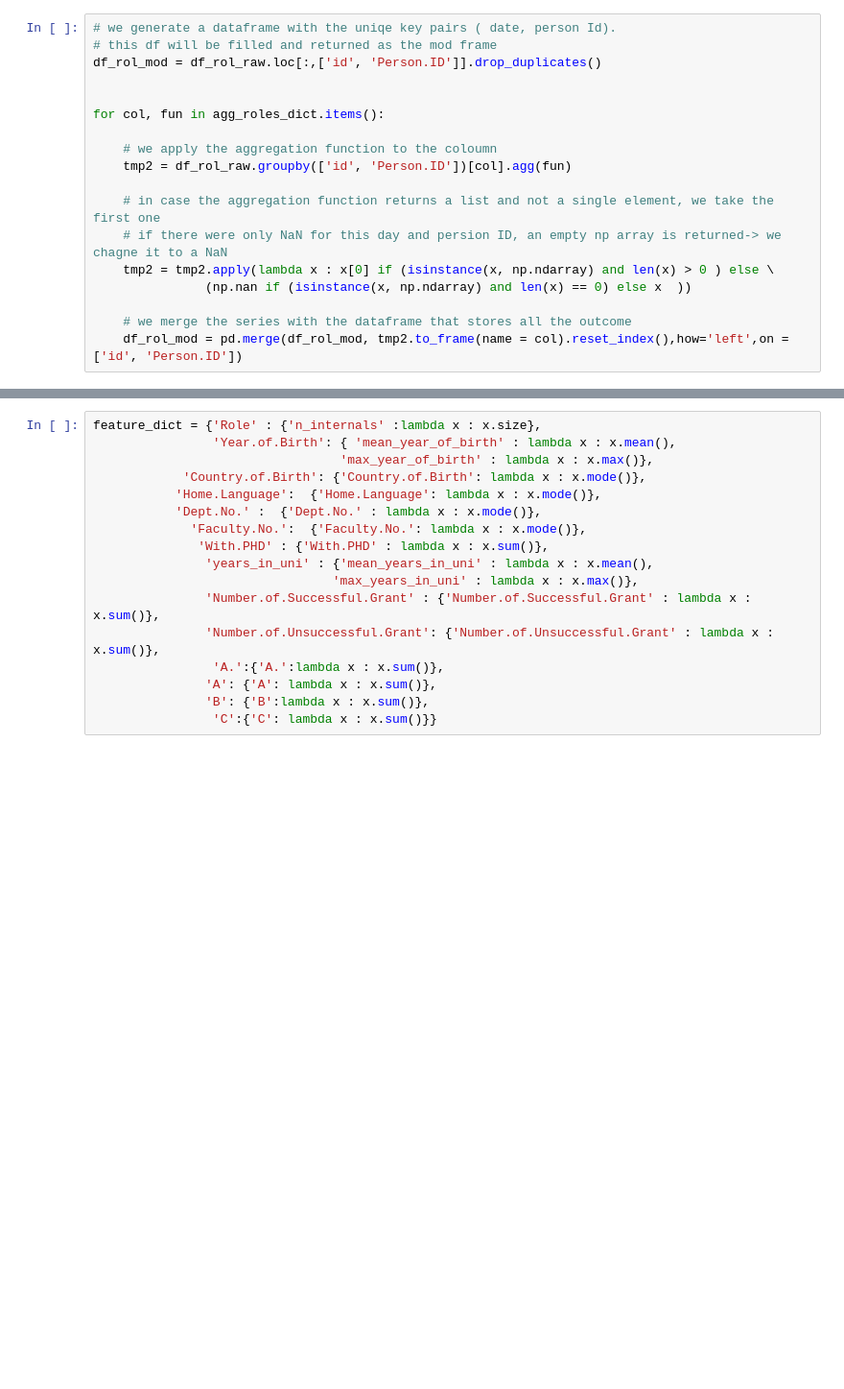
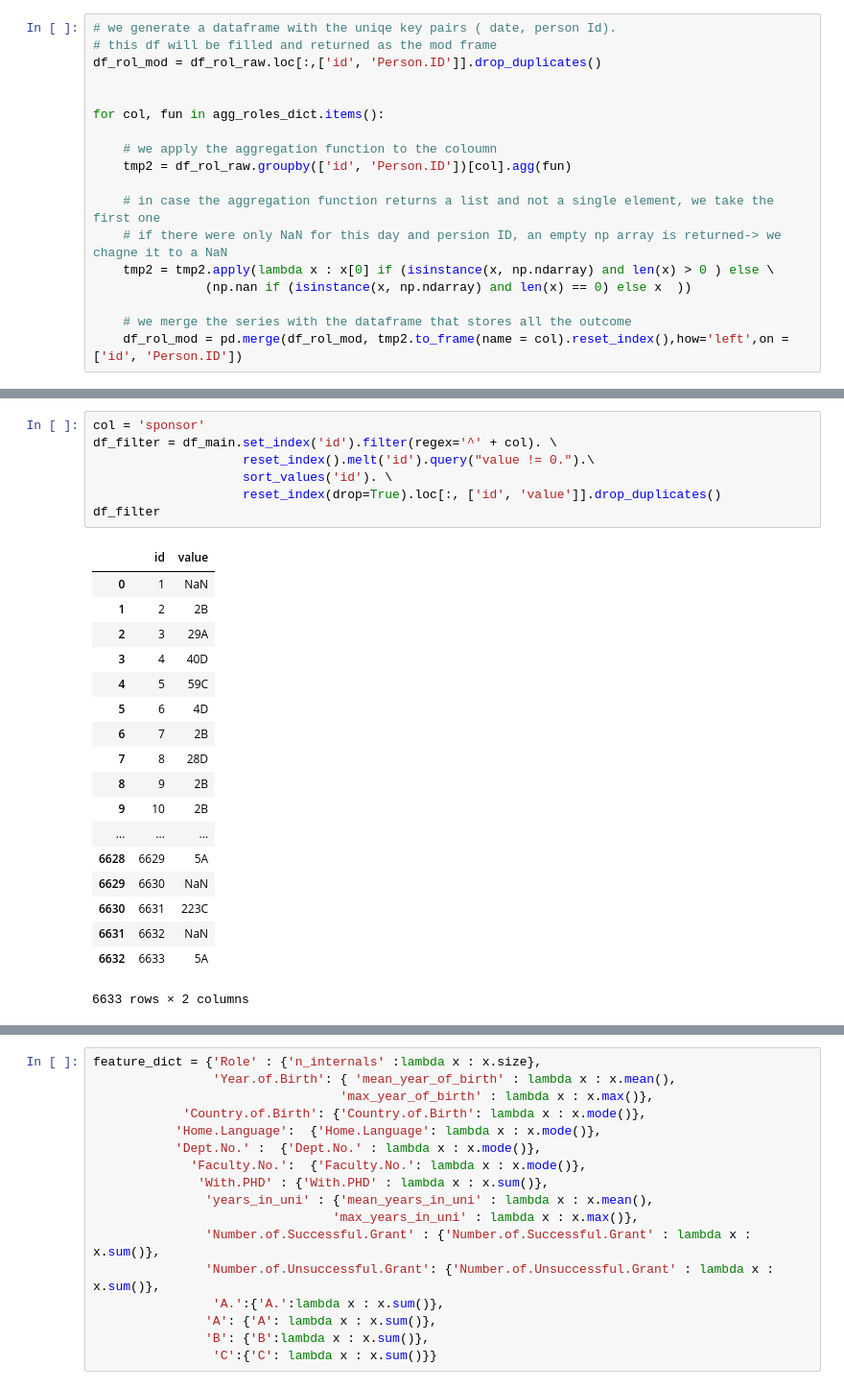
Before and after one commit to diegoami/DSRetreat_Melbourne_DIOLEM, a Jupyter notebook: scripts/emanuel_working.ipynb, the cells around one changed output, grey strips where cells are left out. Shown at 96% size. Saved outputs shown, nothing was run; the diff lists cells and outputs as text; blank space fills up the shorter version.

```diff
--- a/scripts/emanuel_working.ipynb
+++ b/scripts/emanuel_working.ipynb
@@ -84,0 +203,26 @@ df_dates.head()
+# %%
+col = 'sponsor'
+df_filter = df_main.set_index('id').filter(regex='^' + col). \
+                    reset_index().melt('id').query("value != 0.").\
+                    sort_values('id'). \
+                    reset_index(drop=True).loc[:, ['id', 'value']].drop_duplicates()
+df_filter
+# %% [output]
+|  | id | value |
+| 0 | 1 | NaN |
+| 1 | 2 | 2B |
+| 2 | 3 | 29A |
+| 3 | 4 | 40D |
+| 4 | 5 | 59C |
+| 5 | 6 | 4D |
+| 6 | 7 | 2B |
+| 7 | 8 | 28D |
+| 8 | 9 | 2B |
+| 9 | 10 | 2B |
+| ... | ... | ... |
+| 6628 | 6629 | 5A |
+| 6629 | 6630 | NaN |
+| 6630 | 6631 | 223C |
+| 6631 | 6632 | NaN |
+| 6632 | 6633 | 5A |
+6633 rows × 2 columns
```
Also changed, not shown: parts of 13 cells of this notebook, 2 other files.
